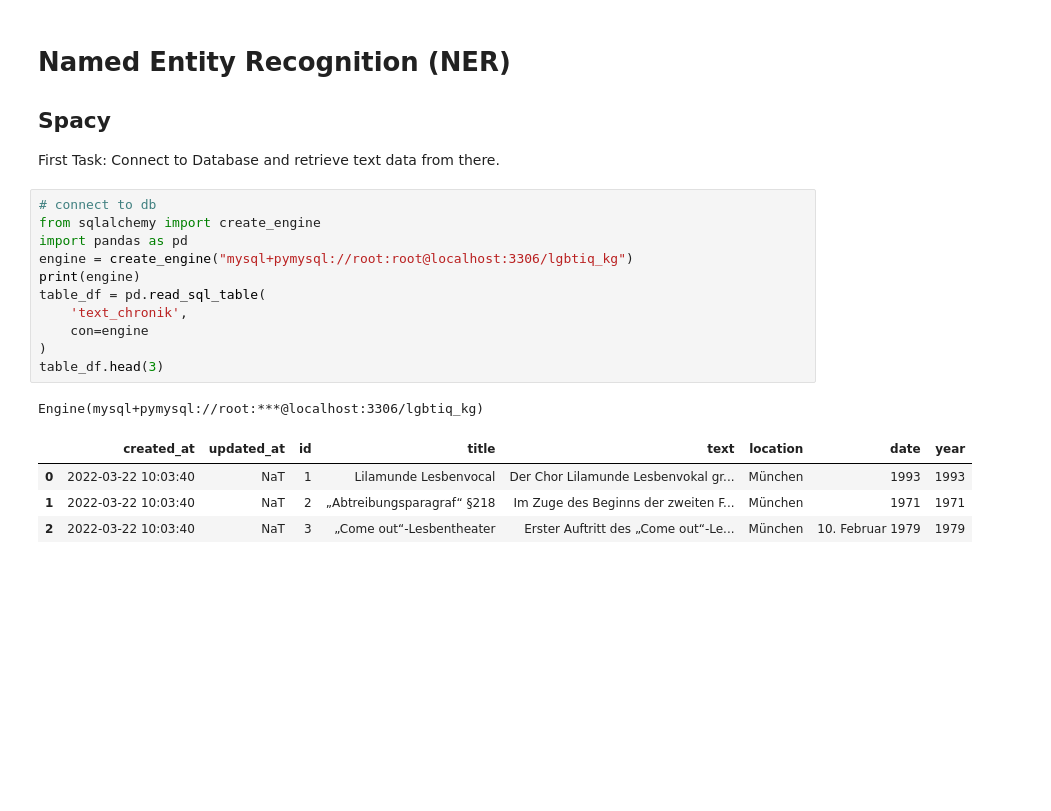
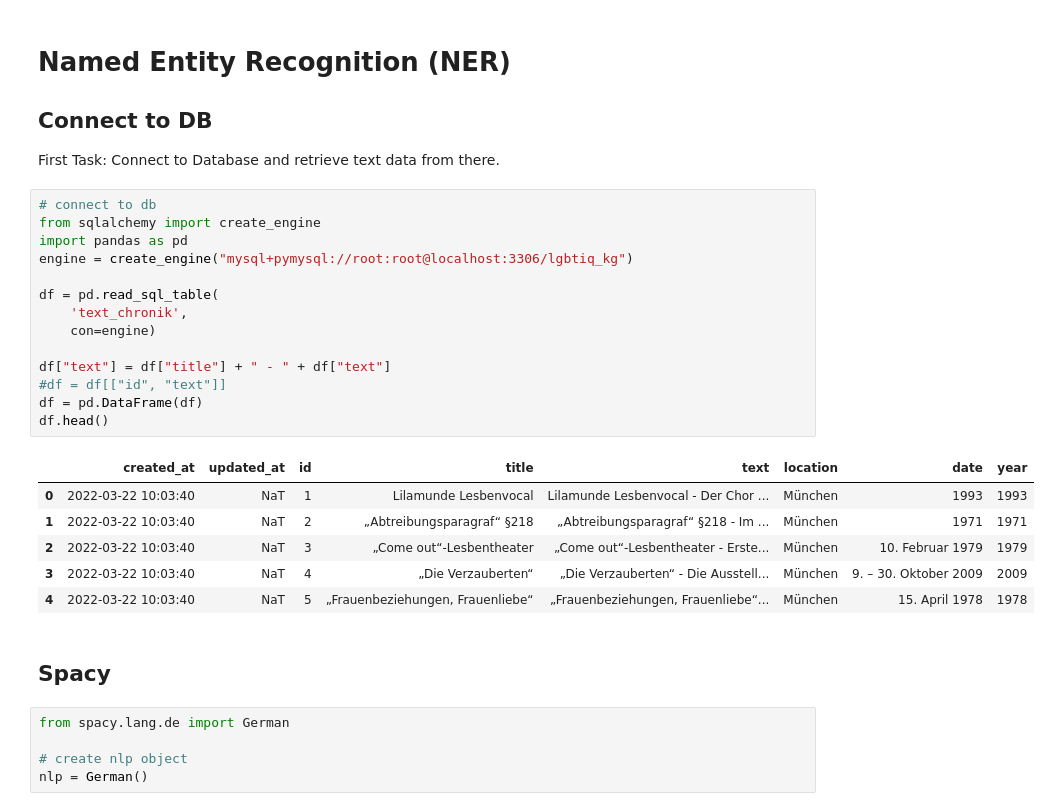
Before and after one commit to cutterkom/remove-na-lgbtiq-queer-knowledge-graph, a Jupyter notebook: data-gathering/named-entity-recognition/test-scrapy.ipynb, the cells around one changed output. Cells and saved outputs as stored; diff of their text form; blank space fills up the shorter version.

```diff
--- a/data-gathering/named-entity-recognition/test-scrapy.ipynb
+++ b/data-gathering/named-entity-recognition/test-scrapy.ipynb
@@ -1,23 +1,34 @@
 # %% [markdown]
 # Named Entity Recognition (NER)
 
-## Spacy
+## Connect to DB
 
 First Task: Connect to Database and retrieve text data from there.
 # %%
 # connect to db
 from sqlalchemy import create_engine
 import pandas as pd
 engine = create_engine("mysql+pymysql://root:root@localhost:3306/lgbtiq_kg")
-print(engine)
-table_df = pd.read_sql_table(
+
+df = pd.read_sql_table(
     'text_chronik',
-    con=engine
-)
-table_df.head(3)
+    con=engine)
+
+df["text"] = df["title"] + " - " + df["text"]
+#df = df[["id", "text"]]
+df = pd.DataFrame(df)
+df.head()
 # %% [output]
-Engine(mysql+pymysql://root:***@localhost:3306/lgbtiq_kg)
 |  | created_at | updated_at | id | title | text | location | date | year |
-| 0 | 2022-03-22 10:03:40 | NaT | 1 | Lilamunde Lesbenvocal | Der Chor Lilamunde Lesbenvokal gr... | München | 1993 | 1993 |
-| 1 | 2022-03-22 10:03:40 | NaT | 2 | „Abtreibungs­paragraf“ §218 | Im Zuge des Beginns der zweiten F... | München | 1971 | 1971 |
-| 2 | 2022-03-22 10:03:40 | NaT | 3 | „Come out“-­Lesbentheater | Erster Auftritt des „Come out“-Le... | München | 10. Februar 1979 | 1979 |
+| 0 | 2022-03-22 10:03:40 | NaT | 1 | Lilamunde Lesbenvocal | Lilamunde Lesbenvocal - Der Chor ... | München | 1993 | 1993 |
+| 1 | 2022-03-22 10:03:40 | NaT | 2 | „Abtreibungs­paragraf“ §218 | „Abtreibungs­paragraf“ §218 - Im ... | München | 1971 | 1971 |
+| 2 | 2022-03-22 10:03:40 | NaT | 3 | „Come out“-­Lesbentheater | „Come out“-­Lesbentheater - Erste... | München | 10. Februar 1979 | 1979 |
+| 3 | 2022-03-22 10:03:40 | NaT | 4 | „Die Verzauberten“ | „Die Verzauberten“ - Die Ausstell... | München | 9. – 30. Oktober 2009 | 2009 |
+| 4 | 2022-03-22 10:03:40 | NaT | 5 | „Frauen­beziehungen, Frauenliebe“ | „Frauen­beziehungen, Frauenliebe“... | München | 15. April 1978 | 1978 |
+# %% [markdown]
+## Spacy
+# %%
+from spacy.lang.de import German
+
+# create nlp object
+nlp = German()
```
Also changed, not shown: parts of 32 cells of this notebook.
